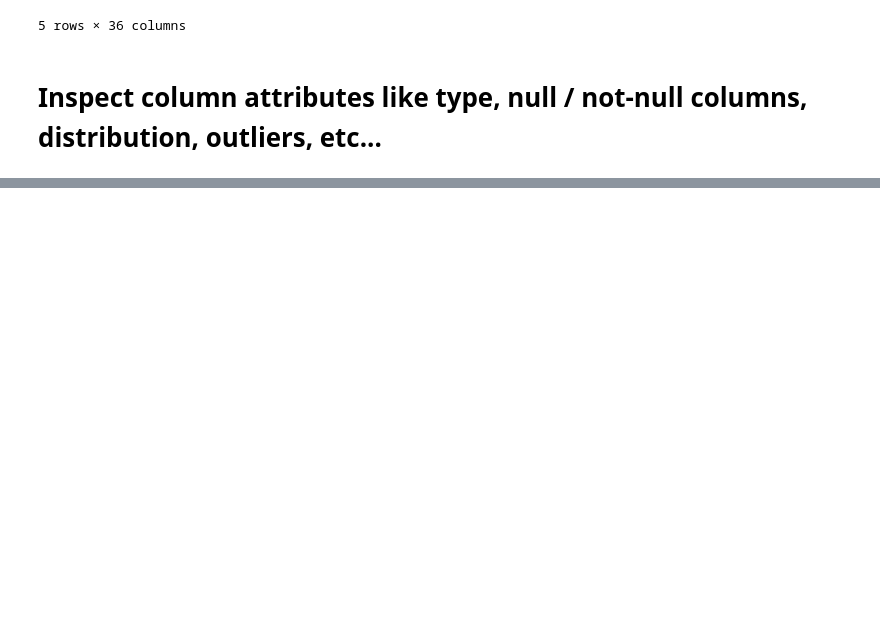
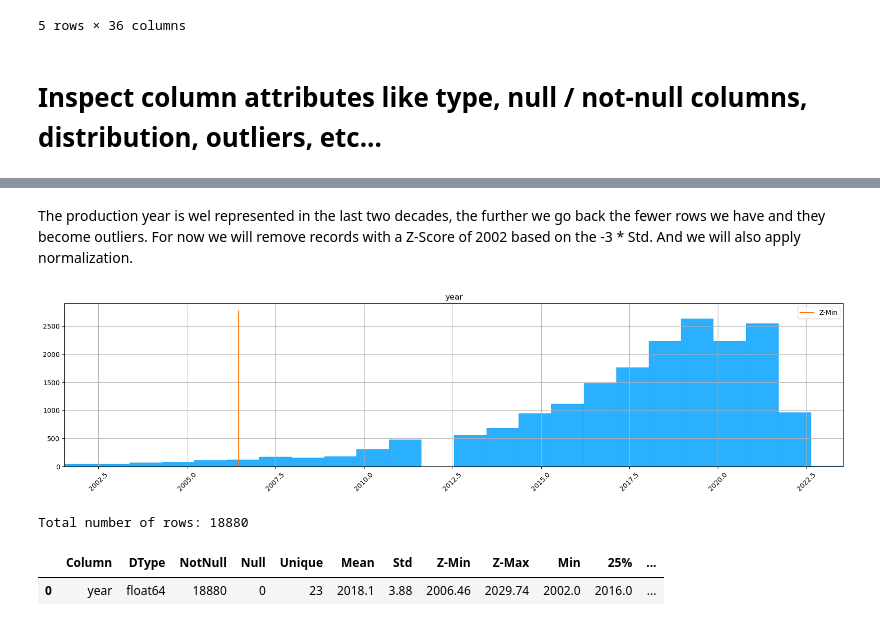
Before and after one commit to sodeso-nl/ml-notebooks, a Jupyter notebook: kaggle/used-car-listing/kaggle-used-car-listing.ipynb, the cells around one changed output, grey strips where cells are left out. Cells and saved outputs as stored; diff of their text form; code cells hidden in the pictures; blank space fills up the shorter version.

```diff
--- a/kaggle/used-car-listing/kaggle-used-car-listing.ipynb
+++ b/kaggle/used-car-listing/kaggle-used-car-listing.ipynb
@@ -116,11 +102,13 @@ let's first get an overview of the definition of all the columns:
 # %% [markdown]
 # Inspect the contents of the downloaded dataset
 # %%
-train_csv = "./data/used-car-listings-features-and-prices-carscom/train.csv"
-test_csv = "./data/used-car-listings-features-and-prices-carscom/test.csv"
+train_csv_file = "./data/used-car-listings-features-and-prices-carscom/train.csv"
+test_csv_file = "./data/used-car-listings-features-and-prices-carscom/test.csv"
 # %%
-# Load the training data
-train_csv = pd.read_csv(train_csv)
+# Load the training and test data
+train_csv = pd.read_csv(train_csv_file)
+test_csv = pd.read_csv(test_csv_file)
+
 train_csv[:5]
 # %% [output]
 |  | brand | model | year | mileage | engine | engine_size | transmission | automatic_transmission | ... |
@@ -347,0 +157,9 @@ train_csv_pre.todense()[:10]
+# %%
+# Delete the rows where the brand column is empty.
+mld.dataframe_delete_null_rows(dataframe=train_csv, column_name='brand', inplace=True)
+mld.dataframe_delete_null_rows(dataframe=test_csv, column_name='brand', inplace=True)
+
+# Create a one-hot encoder for transforming the data.
+brand_pipeline = Pipeline(steps=[
+    ("brand-ohe", OneHotEncoder())
+])
@@ -347,0 +186,4 @@ train_csv_pre.todense()[:10]
+# %%
+mlp.plot_histogram_from_dataframe(train_csv, column_names="year")
+year_desc = mld.dataframe_describe(train_csv, column_names="year")
+year_desc
@@ -347,0 +195,13 @@ train_csv_pre.todense()[:10]
+# %% [markdown]
+The production year is wel represented in the last two decades, the further we go back the fewer rows we have and they become outliers. For now we will remove records with a Z-Score of 2002 based on the -3 * Std. And we will also apply normalization.
+# %%
+train_csv.drop(train_csv[train_csv['year'] < math.floor(year_desc["Z-Min"][0])].index, inplace = True)
+test_csv.drop(test_csv[test_csv['year'] < math.floor(year_desc["Z-Min"][0])].index, inplace = True)
+
+mlp.plot_histogram_from_dataframe(train_csv, column_names="year")
+mld.dataframe_describe(train_csv, column_names="year")
+# %% [output]
+[figure, added]
+Total number of rows: 18880
+|  | Column | DType | NotNull | Null | Unique | Mean | Std | Z-Min | Z-Max | Min | 25% | ... |
+| 0 | year | float64 | 18880 | 0 | 23 | 2018.1 | 3.88 | 2006.46 | 2029.74 | 2002.0 | 2016.0 | ... |
```
Also changed, not shown: parts of 137 cells of this notebook.
